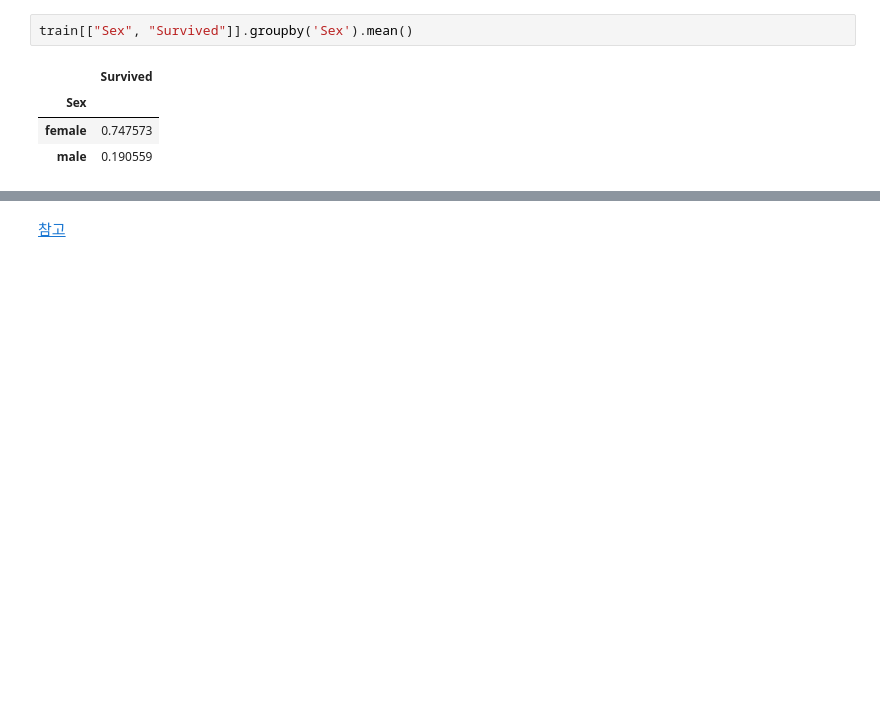
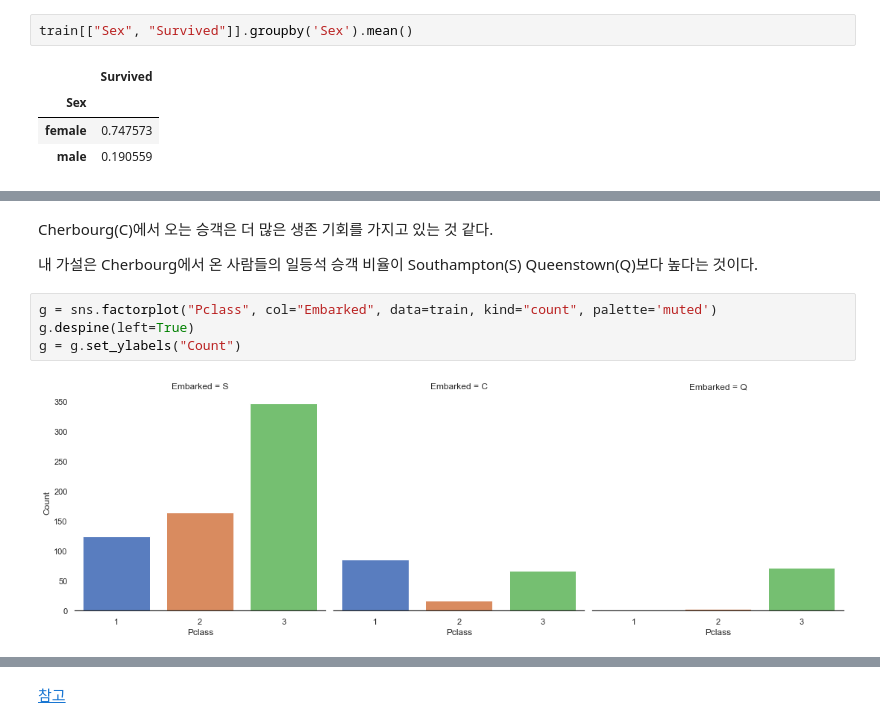
Before and after one commit to sunnight9507/Kaggle, a Jupyter notebook: Titanic/Titanic Top 4% with ensemble modeling.ipynb, the cells around one changed output, grey strips where cells are left out. Drawn from its saved outputs; the diff is of its cells as text; blank space fills up the shorter version.

```diff
--- a/Titanic/Titanic Top 4% with ensemble modeling.ipynb
+++ b/Titanic/Titanic Top 4% with ensemble modeling.ipynb
@@ -341,0 +381,10 @@ train[["Sex", "Survived"]].groupby('Sex').mean()
+# %% [markdown]
+Cherbourg(C)에서 오는 승객은 더 많은 생존 기회를 가지고 있는 것 같다.
+
+내 가설은 Cherbourg에서 온 사람들의 일등석 승객 비율이 Southampton(S) Queenstown(Q)보다 높다는 것이다.
+# %%
+g = sns.factorplot("Pclass", col="Embarked", data=train, kind="count", palette='muted')
+g.despine(left=True)
+g = g.set_ylabels("Count")
+# %% [output]
+[figure, added]
```
Also changed, not shown: parts of 13 cells of this notebook.
